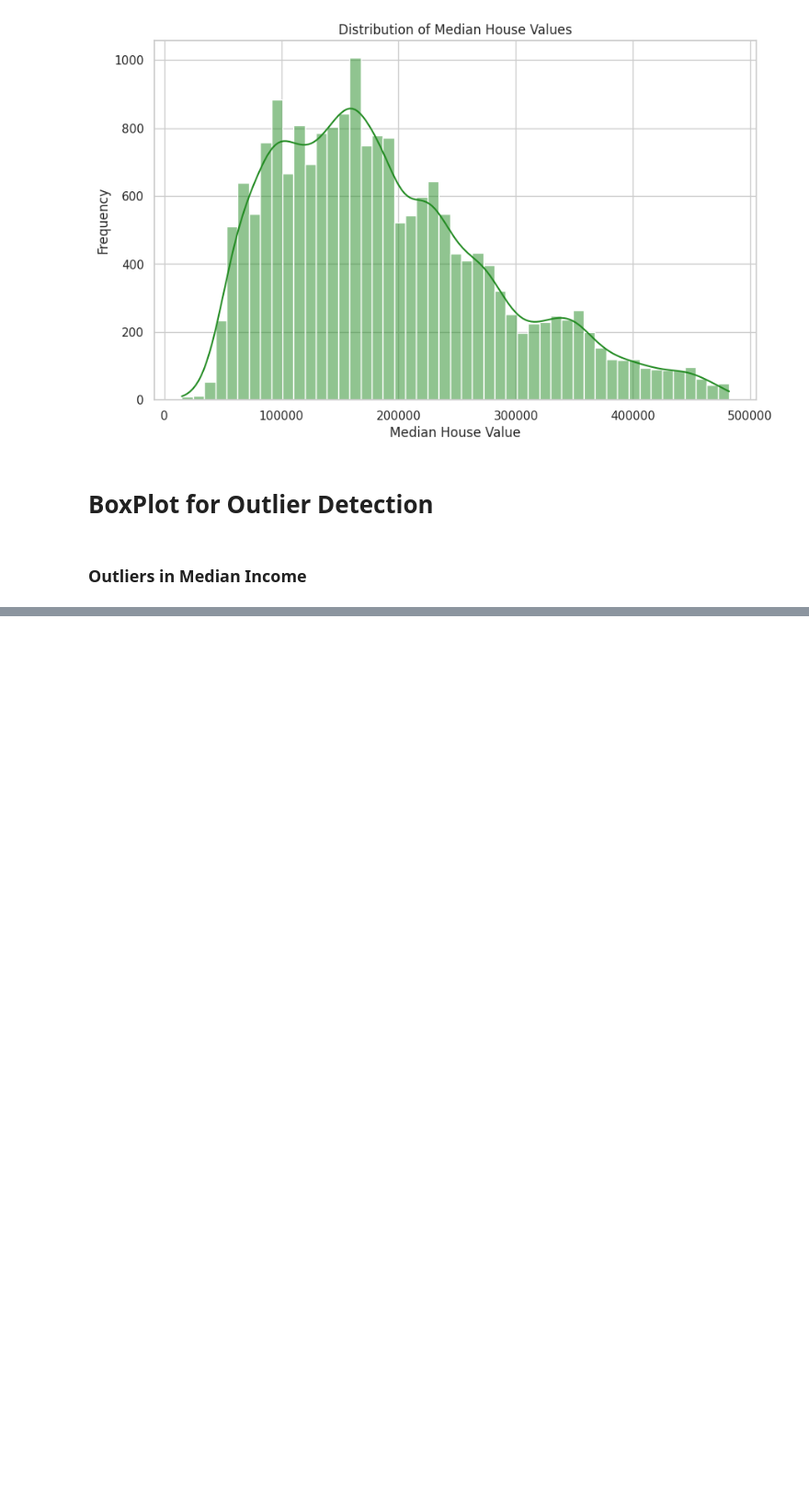
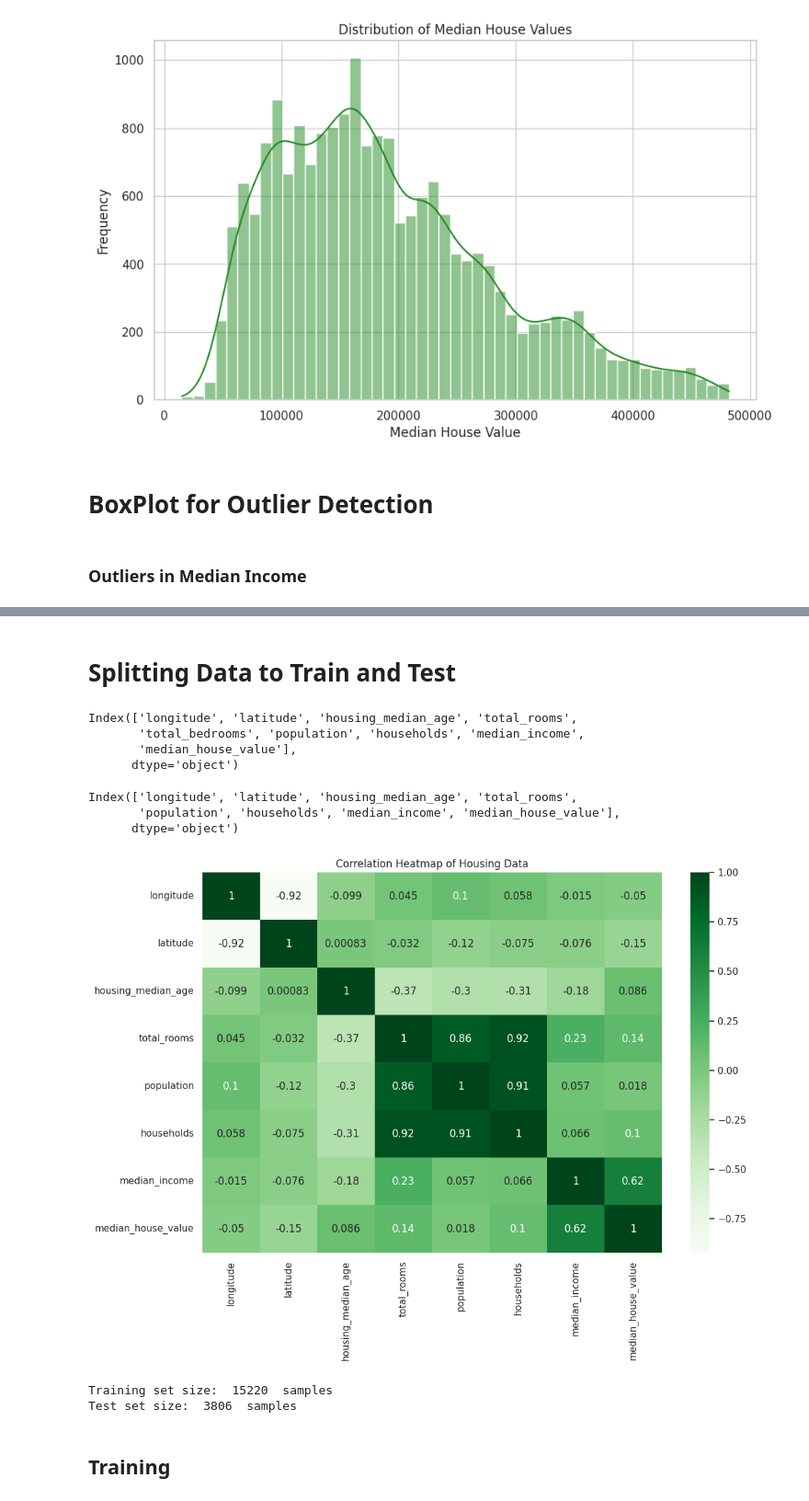
Before and after one commit to KK-Niraj/California-Housing-Price, a Jupyter notebook: California_House_Prices.ipynb, the cells around one changed output, grey strips where cells are left out. Shown: that part at 92% size. Cells and saved outputs as stored; diff of their text form; code cells hidden in the pictures; blank space fills up the shorter version.

```diff
--- a/California_House_Prices.ipynb
+++ b/California_House_Prices.ipynb
@@ -236,0 +349,5 @@ plt.show()
+# %%
+# Creating dummy variables for categorical column and dropping the categorical column
+ocean_proximity_dummies = pd.get_dummies(df_1["ocean_proximity"], prefix="ocean_proximity", dtype=int)
+df_1 = pd.concat([df_1.drop("ocean_proximity", axis=1), ocean_proximity_dummies], axis=1).reset_index(drop=True)
+df_1
@@ -236,0 +378,4 @@ plt.show()
+# %%
+# Dropping the column 'ocean_proximity_ISLAND' for avoiding perfect multicollinearity
+df_1.drop("ocean_proximity_ISLAND", axis=1, inplace=True)
+df_1.head(10)
@@ -236,0 +394,44 @@ plt.show()
+# %% [markdown]
+# Splitting Data to Train and Test
+# %%
+numeric_columns
+# %% [output]
+Index(['longitude', 'latitude', 'housing_median_age', 'total_rooms',
+       'total_bedrooms', 'population', 'households', 'median_income',
+       'median_house_value'],
+      dtype='object')
+# %%
+numeric_columns = numeric_columns.drop("total_bedrooms")
+numeric_columns
+# %% [output]
+Index(['longitude', 'latitude', 'housing_median_age', 'total_rooms',
+       'population', 'households', 'median_income', 'median_house_value'],
+      dtype='object')
+# %%
+plt.figure(figsize=(12,8))
+sns.heatmap(df_1[numeric_columns].corr(), annot=True, cmap="Greens")
+plt.title("Correlation Heatmap of Housing Data")
+plt.show()
+# %% [output]
+[figure, added]
+# %%
+# Define your features (independent variables) and target (dependent variable)
+features = ["longitude", "latitude", "housing_median_age", "total_rooms", "population", "households", "median_income", "ocean_proximity_<1H OCEAN", "ocean_proximity_INLAND", "ocean_proximity_NEAR BAY", "ocean_proximity_NEAR OCEAN"]
+target = ["median_house_value"]
+
+X = df_1[features]
+y = df_1[target]
+
+# Split the data into a training set and a testing set
+# test_size specifies the proprtion of the data to be included in the test split
+# random_state ensures reproducibility of your split
+X_train, X_test, y_train, y_test = train_test_split(X, y, test_size=0.2, random_state=1111)
+
+# Check the size of the splits
+print("Training set size: ", X_train.shape[0], " samples")
+print("Test set size: ", X_test.shape[0], " samples")
+# %% [output]
+Training set size:  15220  samples
+Test set size:  3806  samples
+# %% [markdown]
+## Training
```
Also changed, not shown: parts of 26 cells of this notebook.
